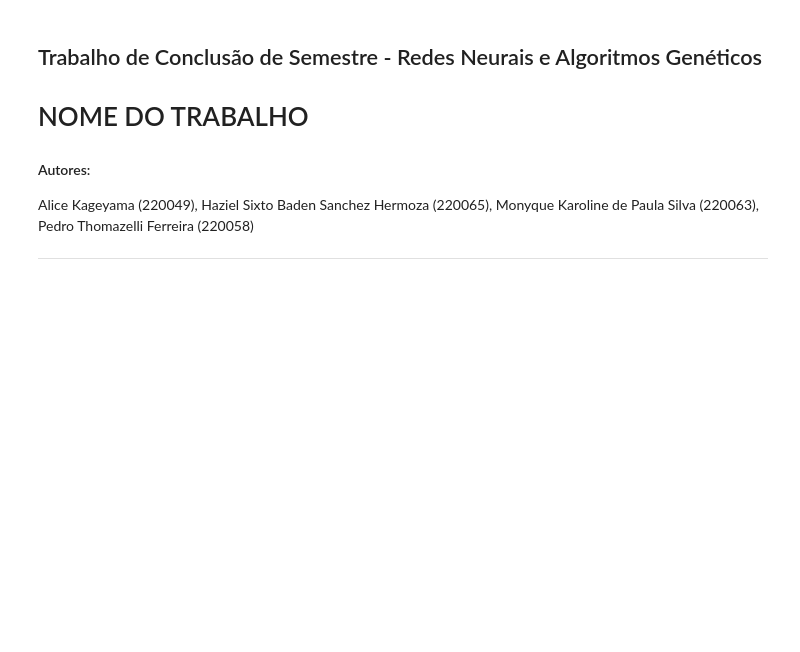
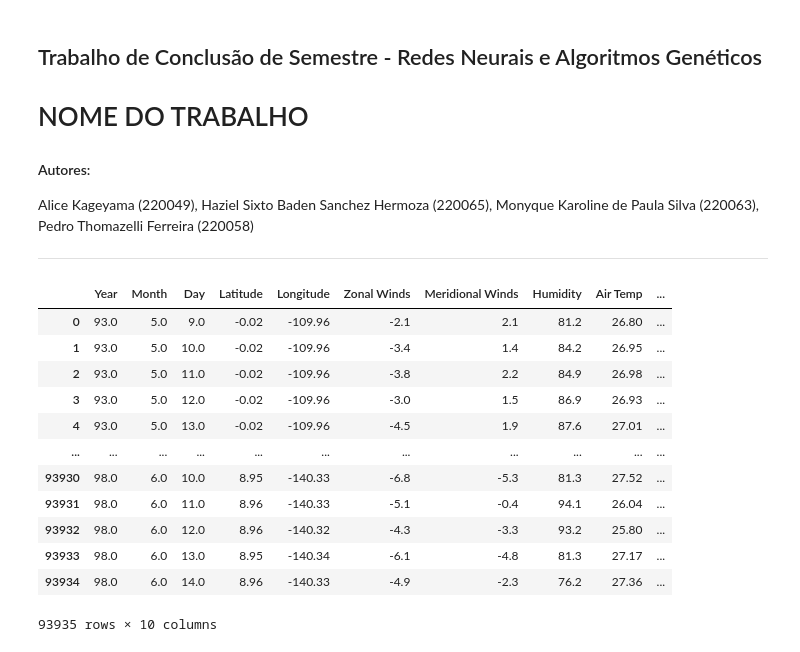
Before and after one commit to alicevk/RNAG-TCS, a Jupyter notebook: main.ipynb, the cells around one changed output. Drawn from its saved outputs; the diff is of its cells as text; code cells hidden in the pictures; blank space fills up the shorter version.

Commit message:
Adiciona dados e ajusta notebook main.ipynb

```diff
--- a/main.ipynb
+++ b/main.ipynb
@@ -18,4 +18,35 @@ import pandas as pd
 from sklearn.model_selection import train_test_split
 from sklearn.preprocessing import MinMaxScaler
 from sklearn.metrics import mean_squared_error
+# %%
+# Setup inicial:
+
+TAMANHO_TESTE = 0.1
+SEMENTE_ALEATORIA = 61455
+ARQUIVO = 'dados/elnino.csv'
+
+df = pd.read_csv(ARQUIVO, header=0)
+df = df.drop(columns=['Observation', ' Date'])
+
+# Removendo dados faltantes:
+df = df[df != '.']
+df.dropna(how='any', inplace=True)
+df = df.astype(float)
+df = df.reset_index(drop=True)
+
+display(df)
+# %% [output]
+|  | Year | Month | Day | Latitude | Longitude | Zonal Winds | Meridional Winds | Humidity | Air Temp | ... |
+| 0 | 93.0 | 5.0 | 9.0 | -0.02 | -109.96 | -2.1 | 2.1 | 81.2 | 26.80 | ... |
+| 1 | 93.0 | 5.0 | 10.0 | -0.02 | -109.96 | -3.4 | 1.4 | 84.2 | 26.95 | ... |
+| 2 | 93.0 | 5.0 | 11.0 | -0.02 | -109.96 | -3.8 | 2.2 | 84.9 | 26.98 | ... |
+| 3 | 93.0 | 5.0 | 12.0 | -0.02 | -109.96 | -3.0 | 1.5 | 86.9 | 26.93 | ... |
+| 4 | 93.0 | 5.0 | 13.0 | -0.02 | -109.96 | -4.5 | 1.9 | 87.6 | 27.01 | ... |
+| ... | ... | ... | ... | ... | ... | ... | ... | ... | ... | ... |
+| 93930 | 98.0 | 6.0 | 10.0 | 8.95 | -140.33 | -6.8 | -5.3 | 81.3 | 27.52 | ... |
+| 93931 | 98.0 | 6.0 | 11.0 | 8.96 | -140.33 | -5.1 | -0.4 | 94.1 | 26.04 | ... |
+| 93932 | 98.0 | 6.0 | 12.0 | 8.96 | -140.32 | -4.3 | -3.3 | 93.2 | 25.80 | ... |
+| 93933 | 98.0 | 6.0 | 13.0 | 8.95 | -140.34 | -6.1 | -4.8 | 81.3 | 27.17 | ... |
+| 93934 | 98.0 | 6.0 | 14.0 | 8.96 | -140.33 | -4.9 | -2.3 | 76.2 | 27.36 | ... |
+93935 rows × 10 columns
 # %%
```
Also changed, not shown: parts of 10 cells of this notebook, 1 other file.
